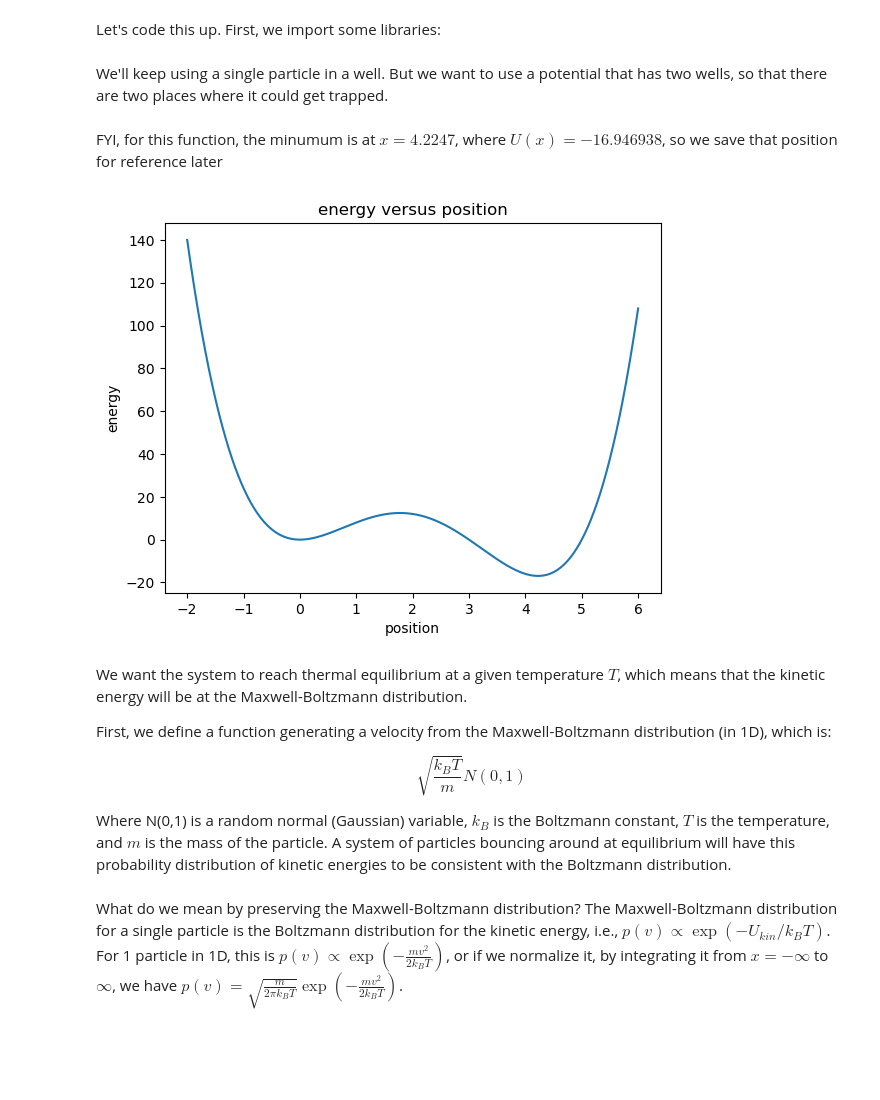
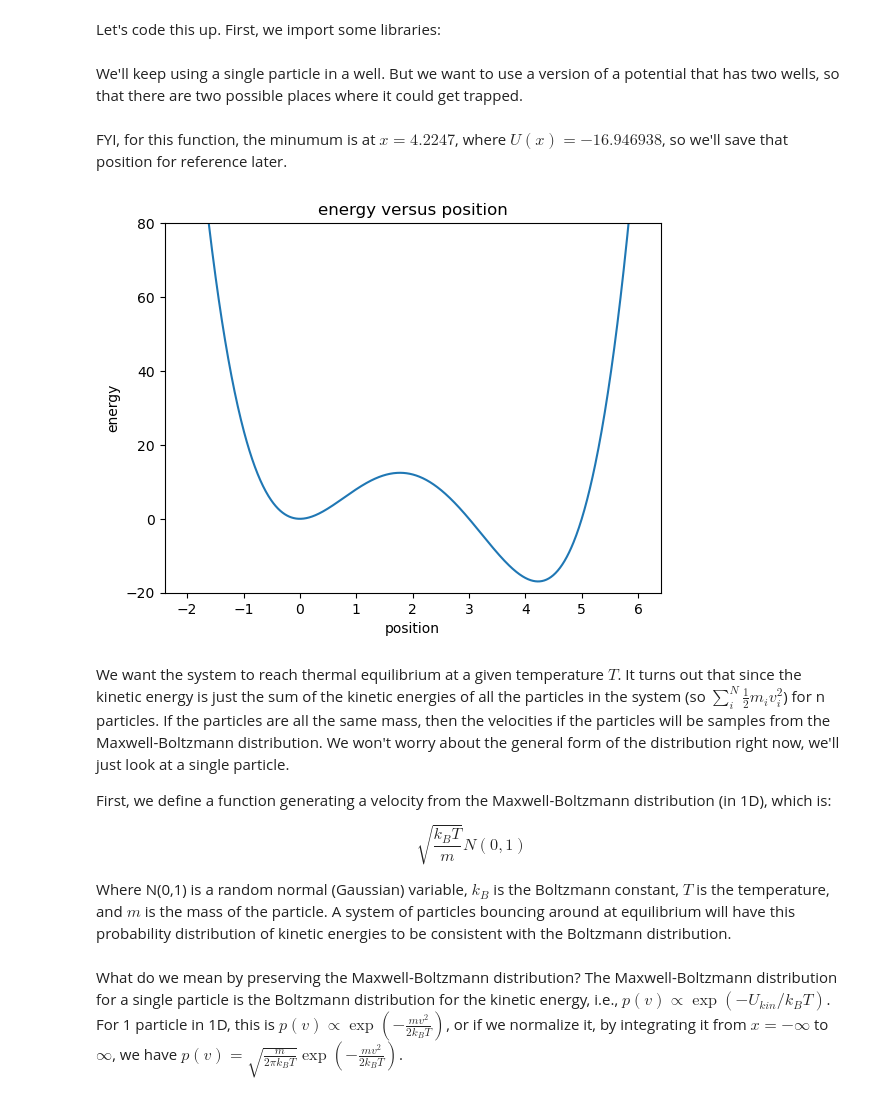
Before and after one commit to shirtsgroup/simulation_essentials, a Jupyter notebook: toy_problems/thermostats_and_NVT.ipynb, the cells around one changed output. Saved outputs shown, nothing was run; the diff lists cells and outputs as text; code cells hidden in the pictures; blank space fills up the shorter version.

```diff
--- a/toy_problems/thermostats_and_NVT.ipynb
+++ b/toy_problems/thermostats_and_NVT.ipynb
@@ -17,7 +21,7 @@ Let's code this up.  First, we import some libraries:
 import numpy as np
 import matplotlib.pyplot as plt
 # %% [markdown]
-We'll keep using a single particle in a well.  But we want to use a potential that has two wells, so that there are two places where it could get trapped.
+We'll keep using a single particle in a well.  But we want to use a version of a potential that has two wells, so that there are two possible places where it could get trapped.
 # %%
 # Double well potential
 def double_potential(x):
@@ -28,20 +32,21 @@ def double_force(x):
     f = -(4*x**3 - 24*x**2 + 30*x)
     return f
 # %% [markdown]
-FYI, for this function, the minumum is at $x=4.2247$, where $U(x) = -16.946938$, so we save that position for reference later
+FYI, for this function, the minumum is at $x=4.2247$, where $U(x) = -16.946938$, so we'll save that position for reference later.
 # %%
 fmin = 4.2247
 # %%
 xlist = np.linspace(-2,6,1000)
-plt.plot(xlist,potential(xlist))
+plt.plot(xlist,double_potential(xlist))
 plt.title('energy versus position')
 plt.ylabel('energy')
+plt.ylim([-20,80])
 plt.xlabel('position')
 plt.show()
 # %% [output]
-[figure, old version]
+[figure, new version]
 # %% [markdown]
-We want the system to reach thermal equilibrium at a given temperature $T$, which means that the kinetic energy will be at the Maxwell-Boltzmann distribution.
+We want the system to reach thermal equilibrium at a given temperature $T$. It turns out that since the kinetic energy is just the sum of the kinetic energies of all the particles in the system (so $\sum_{i}^N \frac{1}{2} m_i v_i^2$) for n particles.  If the particles are all the same mass, then the velocities if the particles will be samples from the Maxwell-Boltzmann distribution.  We won't worry about the general form of the distribution right now, we'll just look at a single particle.
 
 First, we define a function generating a velocity from the Maxwell-Boltzmann distribution (in 1D), which is:
 
```
Also changed, not shown: parts of 27 cells of this notebook.
